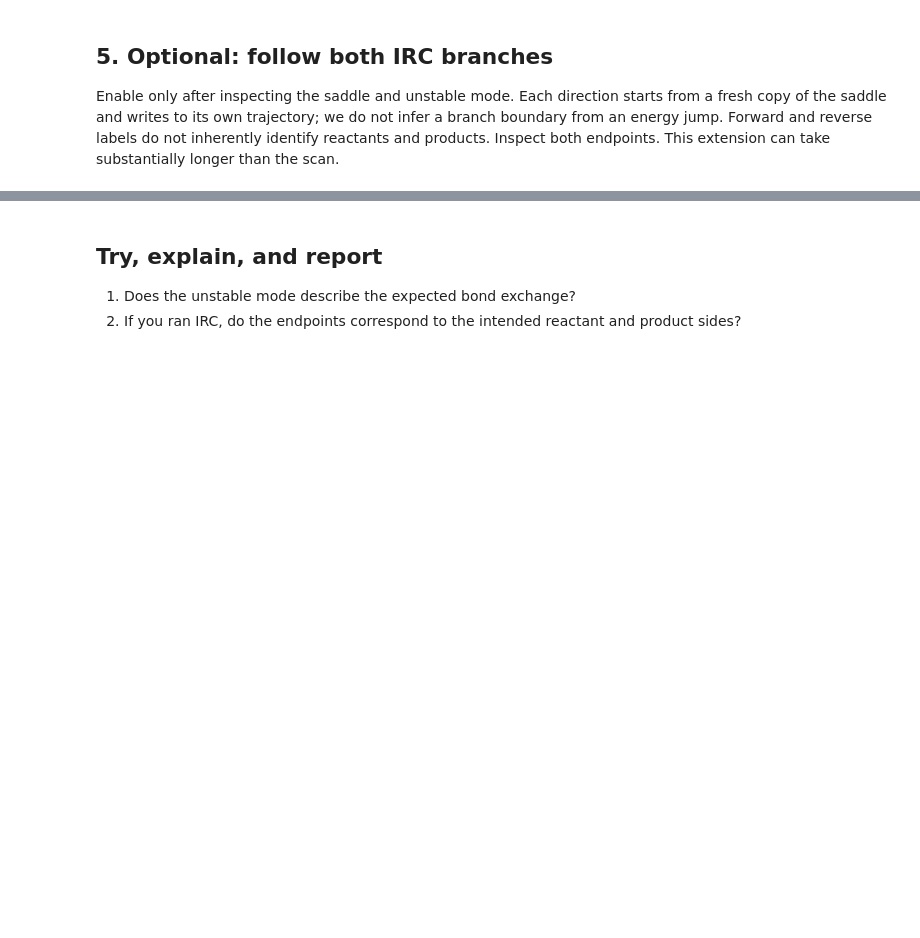
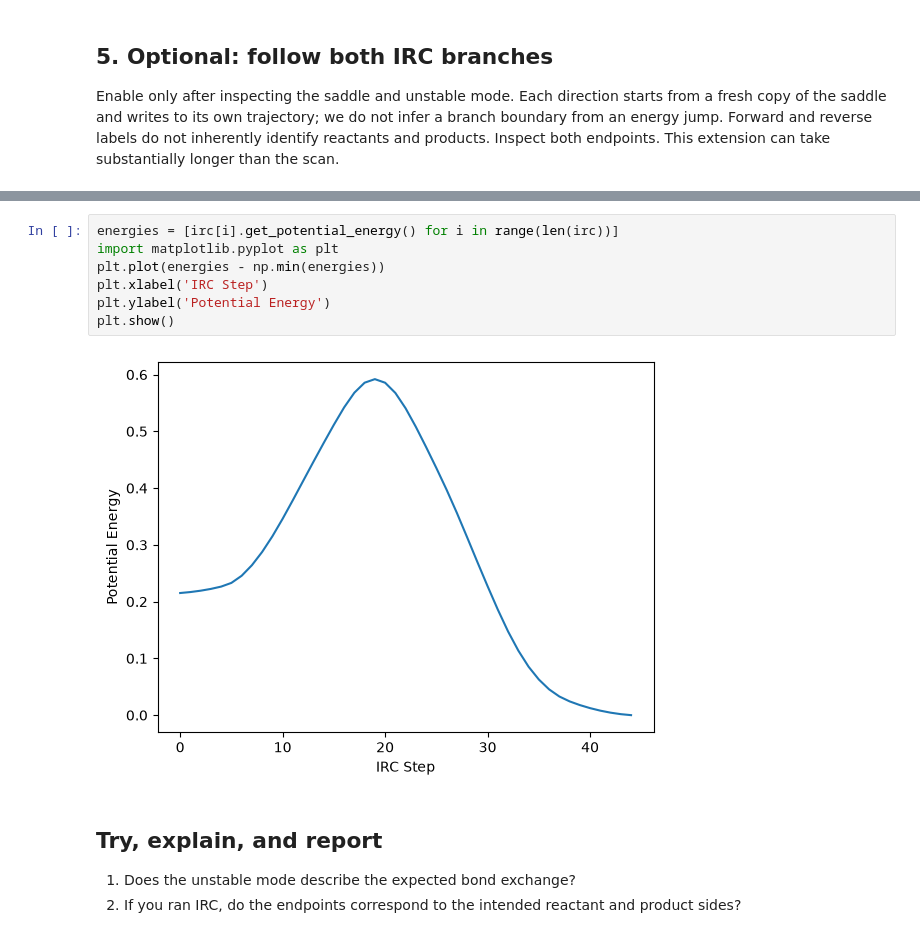
Before and after one commit to Tabor-Research-Group/mlip-demo, a Jupyter notebook: demo/TransitionStates/SN2_Reaction.ipynb, the cells around one changed output, grey strips where cells are left out. Cells and saved outputs as stored; diff of their text form; blank space fills up the shorter version.

```diff
--- a/demo/TransitionStates/SN2_Reaction.ipynb
+++ b/demo/TransitionStates/SN2_Reaction.ipynb
@@ -156,3 +243,12 @@ view(irc)
+# %%
+energies = [irc[i].get_potential_energy() for i in range(len(irc))]
+import matplotlib.pyplot as plt
+plt.plot(energies - np.min(energies))
+plt.xlabel('IRC Step')
+plt.ylabel('Potential Energy')
+plt.show()
+# %% [output]
+[figure, added]
 # %% [markdown]
 ## Try, explain, and report
 1. Does the unstable mode describe the expected bond exchange?
```
Also changed, not shown: parts of 10 cells of this notebook, 3 other files.
